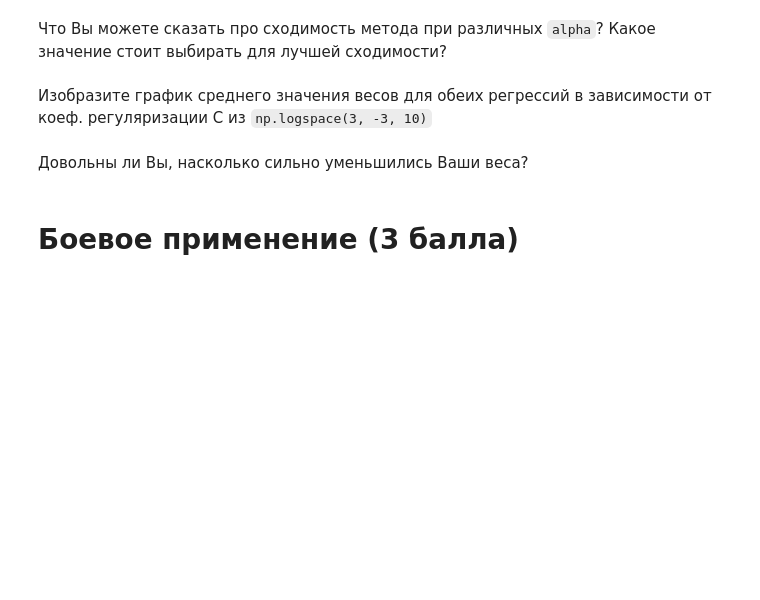
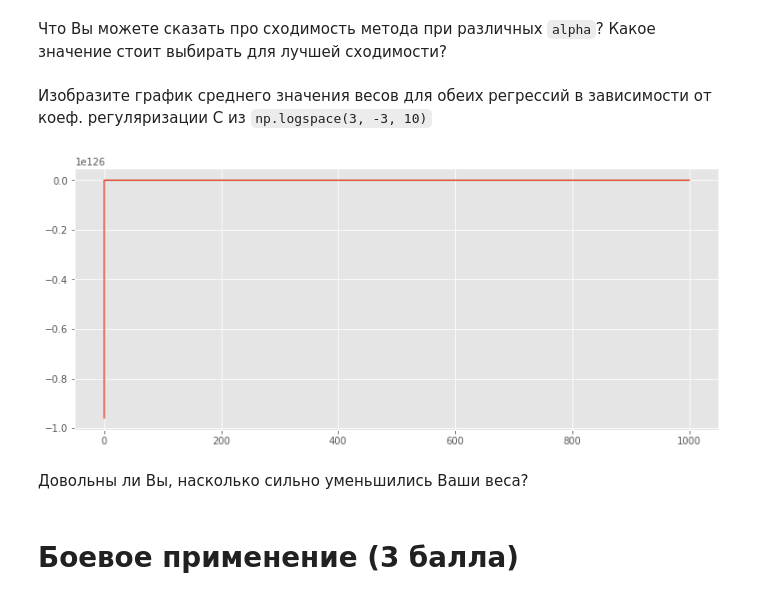
Before and after one commit to Sackdima/sphere_models, a Jupyter notebook: linear/malyugin_hw2.ipynb, the cells around one changed output. Drawn from its saved outputs; the diff is of its cells as text; code cells hidden in the pictures; blank space fills up the shorter version.

```diff
--- a/linear/malyugin_hw2.ipynb
+++ b/linear/malyugin_hw2.ipynb
@@ -419,3 +442,15 @@ $N$ можно брать 10, 50, 100 и т.д.
+# %%
+Cs = np.logspace(3, -3, 10)
+mean_weights = np.zeros(Cs.shape)
+for i, C in enumerate(Cs):
+    clf = MySGDClassifier(batch_generator, alpha=1e-3, C=C, max_epoch=10, model_type="lin_reg")
+    clf.fit(X, y, batch_size=32)
+    mean_weights[i] = np.mean(clf.weights)
+# %%
+plt.plot(Cs, mean_weights)
+plt.show()
+# %% [output]
+[figure, added]
 # %% [markdown]
 Довольны ли Вы, насколько сильно уменьшились Ваши веса?
 # %% [markdown]
```
Also changed, not shown: parts of 8 cells of this notebook.
